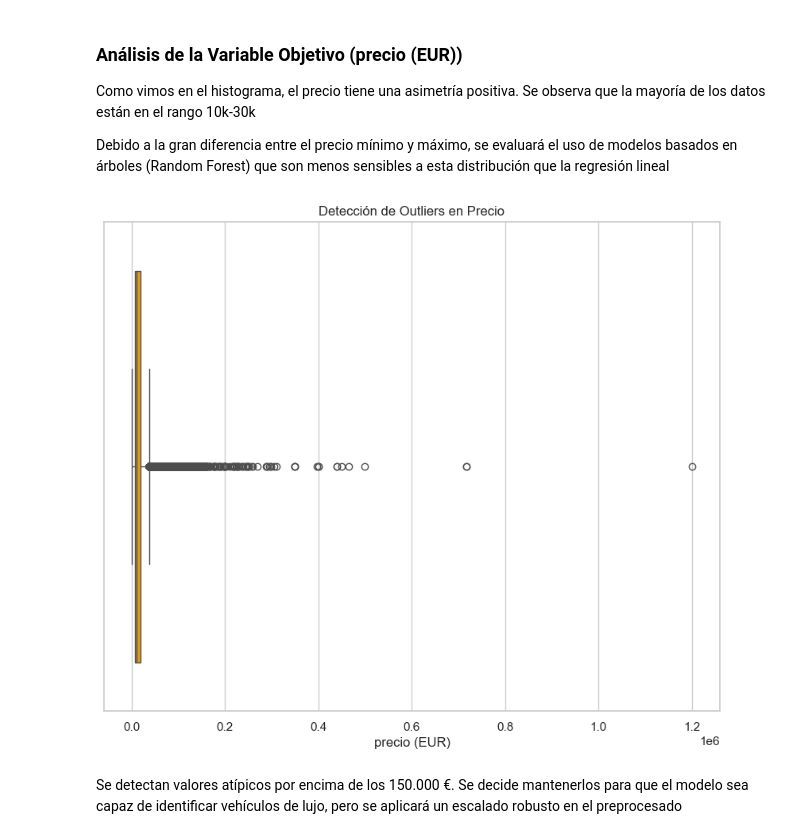
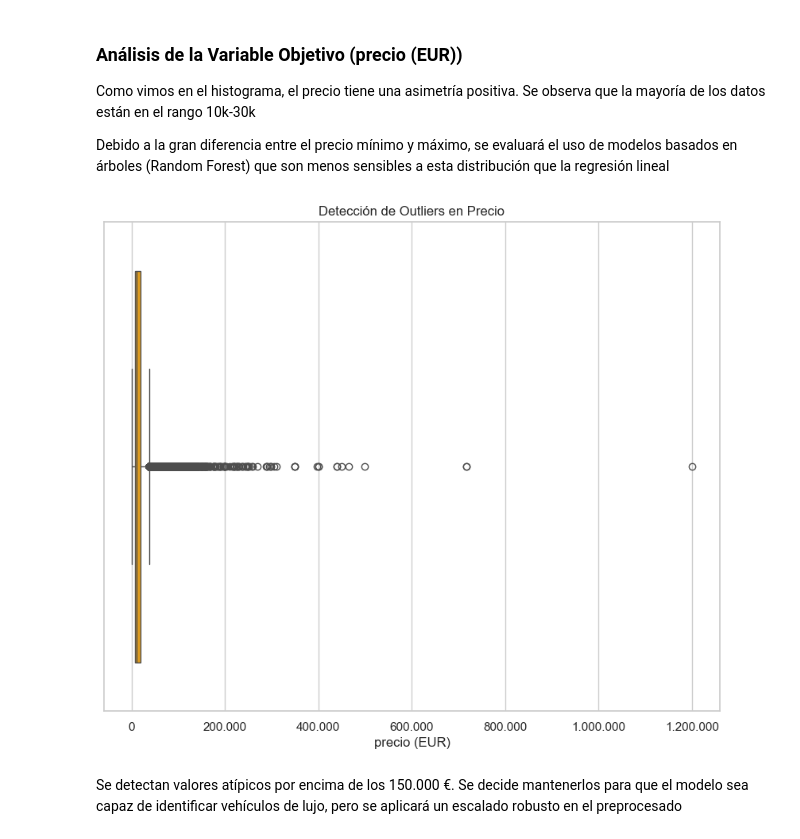
Before and after one commit to JPG250493/ML_Tasacion_Automotriz, a Jupyter notebook: src/notebooks/01 - MiniEDA.ipynb, the cells around one changed output. Cells and saved outputs as stored; diff of their text form; code cells hidden in the pictures.

```diff
--- a/src/notebooks/01 - MiniEDA.ipynb
+++ b/src/notebooks/01 - MiniEDA.ipynb
@@ -10,7 +11,7 @@ import seaborn as sns #data visualization
 # %% [markdown]
 Cargamos los datos en un DataFrame y lo iremos analizando:
 # %%
-df = pd.read_csv("../data_sample/autoscout24-germany-dataset.csv")
+df = pd.read_csv("../data_sample/raw/autoscout24-germany-dataset.csv")
 # %%
 df.head()
 # %% [output]
@@ -89,3 +141,7 @@ memory usage: 3.5+ MB
 # %%
-#Nos deshacemos de los posibles duplicados, ya que es habitual encontrar anuncios repetidos en portales de coches.
-df_Limpio = df_sinNulos.drop_duplicates()
+df_Limpio = df_sinNulos.drop_duplicates(keep='first')
+
+# Comprobamos el nuevo tamaño
+print(f"Registros originales: {len(df)}")
+print(f"Registros tras eliminar duplicados: {len(df_Limpio)}")
+print(f"Total de filas eliminadas: {len(df) - len(df_Limpio)}")
@@ -345,12 +446,19 @@ Debido a la gran diferencia entre el precio mínimo y máximo, se evaluará el u
 # %%
 #Detección y tratamiento de Outliers
 
 plt.figure(figsize=(10, 8))
-sns.boxplot(x=y, color='orange')
+ax =sns.boxplot(
+    x=y,
+    color='orange')
+
+ax.xaxis.set_major_formatter(ticker.ScalarFormatter())
+
+ax.xaxis.set_major_formatter(ticker.FuncFormatter(lambda x, p: format(int(x), ',').replace(',', '.')))
+
 plt.title('Detección de Outliers en Precio')
 plt.show()
 # %% [output]
-[figure, old version]
+[figure, new version]
 # %% [markdown]
 Se detectan valores atípicos por encima de los 150.000 €. Se decide mantenerlos para que el modelo sea capaz de identificar vehículos de lujo, pero se aplicará un escalado robusto en el preprocesado
 # %%
```
Also changed, not shown: parts of 26 cells of this notebook, 12 other files.
